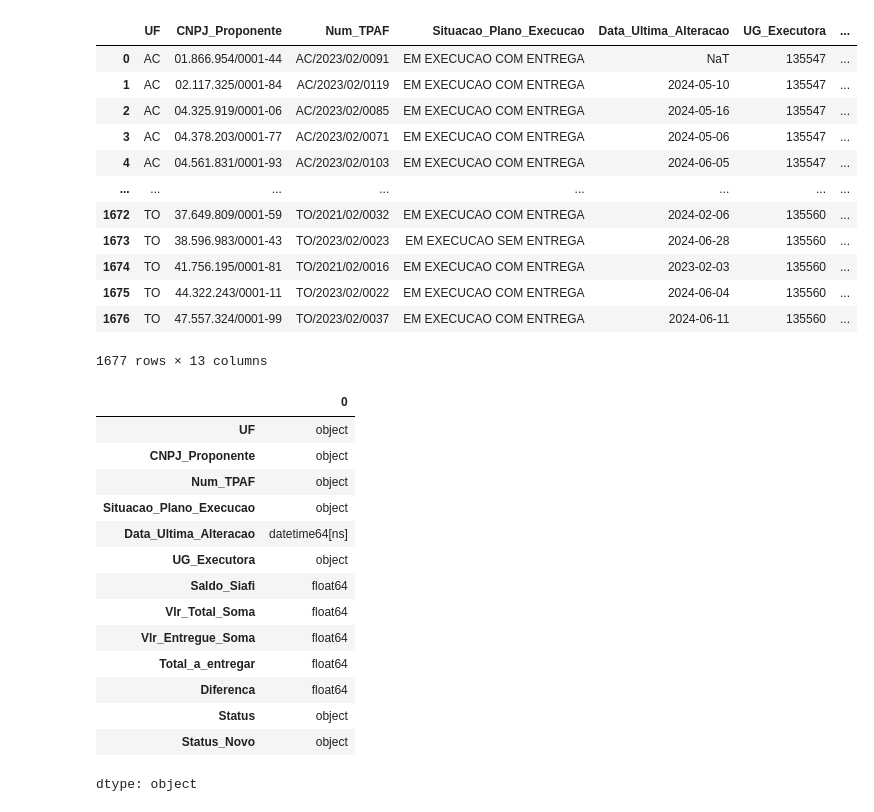
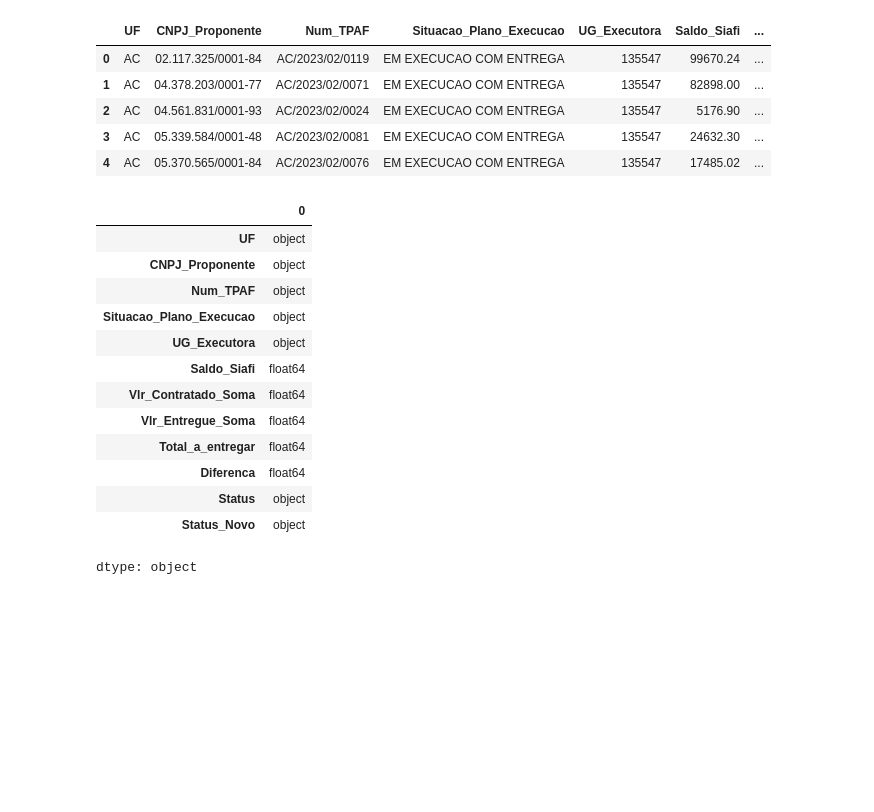
Before and after one commit to ragefo/Conta-113110900, a Jupyter notebook: Saldos_SIAFI_x_SIGPAA.ipynb, the cells around one changed output. Drawn from its saved outputs; the diff is of its cells as text; code cells hidden in the pictures; blank space fills up the shorter version.

```diff
--- a/Saldos_SIAFI_x_SIGPAA.ipynb
+++ b/Saldos_SIAFI_x_SIGPAA.ipynb
@@ -33,15 +32,5 @@ df_sigpaa = df_sigpaa[df_sigpaa['Situacao_Plano_Execucao'].str.contains('EXECUCA
 
 df_sigpaa.rename(columns={'UF_Proposta':'UF'}, inplace=True)
 
-df_sigpaa['Data_Ultima_Alteracao'] = pd.to_datetime(df_sigpaa['Data_Ultima_Alteracao'], errors='coerce')
-
-ultimo_dia_mes_anterior = (datetime.now().replace(day=1) - pd.Timedelta(days=1)).date()
-
-# Filtrando valores NaT e datas até o último dia do mês anterior
-filtro = (df_sigpaa['Data_Ultima_Alteracao'].isna()) | (df_sigpaa['Data_Ultima_Alteracao'] <= pd.to_datetime(ultimo_dia_mes_anterior))
-
-# Aplicando o filtro ao dataframe
-df_sigpaa_filtrado = df_sigpaa[filtro]
-
-df_sigpaa_filtrado
+df_sigpaa.head()
 # %% [output]
@@ -94,63 +69,54 @@ df_siafi
 # %%
 # Juntar as duas planilhas e já excluir as colunas repetidas ou que não serão relevantes
-df_principal = pd.merge(df_sigpaa_filtrado, df_siafi, on=['CNPJ_Proponente', 'UF'], how='inner')
+df_principal = pd.merge(df_sigpaa, df_siafi, on=['CNPJ_Proponente', 'UF'], how='inner')
 
 # Somar os valores de um mesmo CNPJ
-df_principal['Vlr_Total_Soma'] = df_principal.groupby(['CNPJ_Proponente'])['Vlr_Total'].transform('sum')
+df_principal['Vlr_Contratado_Soma'] = df_principal.groupby(['CNPJ_Proponente'])['Vlr_Contratado'].transform('sum')
 df_principal['Vlr_Entregue_Soma'] = df_principal.groupby(['CNPJ_Proponente'])['Vlr_Entregue'].transform('sum')
-df_principal['Total_a_entregar'] = df_principal.groupby(['CNPJ_Proponente'])['Saldo_a_Entregar'].transform('sum')
+df_principal['Total_a_entregar'] = df_principal.groupby(['CNPJ_Proponente'])['Vlr_Saldo'].transform('sum')
 
 # Excluir colunas não necessárias
-df_principal = df_principal.drop(columns = ['Entidade_CCor','Vlr_Entregue','Vlr_Total','Saldo_a_Entregar'])
+df_principal = df_principal.drop(columns = ['Entidade_CCor','Vlr_Entregue','Vlr_Contratado','Vlr_Saldo'])
 
 # Excluir as linhas duplicadas após a soma
 df_principal = df_principal.drop_duplicates(subset=['CNPJ_Proponente']).reset_index(drop=True)
 
 # Verifica se existe diferença entre o saldo do Siafi e do SIGPAA
 df_principal['Diferenca'] = df_principal['Saldo_Siafi'] - df_principal['Total_a_entregar']
 
 # Define as diferenças apresentadas
 df_principal['Status'] = np.where(df_principal['Diferenca'] > 0.01, 'Valor Siafi Maior',
                        np.where(df_principal['Diferenca'] < -0.01, 'Valor Siafi Menor', 'Sem diferença'))
 
-# Calculate 6% of 'Vlr_Total_Soma'
-df_principal['Limite_Diferenca'] = df_principal['Vlr_Total_Soma'] * 0.0586
+# Calculate 6% of 'Vlr_Contratado_Soma'
+df_principal['Limite_Diferenca'] = df_principal['Vlr_Contratado_Soma'] * 0.0586
 
 # Create the new column 'Status_Novo'
 df_principal['Status_Novo'] = np.where(abs(df_principal['Diferenca']) <= df_principal['Limite_Diferenca'], 'Sem diferença', 'Valor divergente')
 
 # Drop the auxiliary column 'Limite_Diferenca' if you don't need it anymore
 df_principal = df_principal.drop(columns=['Limite_Diferenca'])
 
 # Lista das colunas que você deseja formatar
-colunas_para_formatar = ['Saldo_Siafi', 'Total_a_entregar', 'Diferenca','Vlr_Entregue_Soma','Vlr_Total_Soma']
+colunas_para_formatar = ['Saldo_Siafi', 'Total_a_entregar', 'Diferenca','Vlr_Entregue_Soma','Vlr_Contratado_Soma']
 df_principal[colunas_para_formatar] = df_principal[colunas_para_formatar].astype(float)
 df_principal['UG_Executora'] = df_principal['UG_Executora'].astype(str)
 
 # Formatação das colunas para duas casas decimais
 df_principal[colunas_para_formatar] = df_principal[colunas_para_formatar].round(2)
 
 # Ordenas por UF e CNPJ
 df_principal = df_principal.sort_values(by=['UF', 'CNPJ_Proponente']).reset_index(drop=True)
 
-#df_principal['Data_Ultima_Alteracao'] = pd.to_datetime(df_principal['Data_Ultima_Alteracao'])
-
 # Exibindo o DataFrame resultante
-df_principal
+df_principal.head()
 # %% [output]
-|  | UF | CNPJ_Proponente | Num_TPAF | Situacao_Plano_Execucao | Data_Ultima_Alteracao | UG_Executora | ... |
-| 0 | AC | 01.866.954/0001-44 | AC/2023/02/0091 | EM EXECUCAO COM ENTREGA | NaT | 135547 | ... |
-| 1 | AC | 02.117.325/0001-84 | AC/2023/02/0119 | EM EXECUCAO COM ENTREGA | 2024-05-10 | 135547 | ... |
-| 2 | AC | 04.325.919/0001-06 | AC/2023/02/0085 | EM EXECUCAO COM ENTREGA | 2024-05-16 | 135547 | ... |
-| 3 | AC | 04.378.203/0001-77 | AC/2023/02/0071 | EM EXECUCAO COM ENTREGA | 2024-05-06 | 135547 | ... |
-| 4 | AC | 04.561.831/0001-93 | AC/2023/02/0103 | EM EXECUCAO COM ENTREGA | 2024-06-05 | 135547 | ... |
-| ... | ... | ... | ... | ... | ... | ... | ... |
-| 1672 | TO | 37.649.809/0001-59 | TO/2021/02/0032 | EM EXECUCAO COM ENTREGA | 2024-02-06 | 135560 | ... |
-| 1673 | TO | 38.596.983/0001-43 | TO/2023/02/0023 | EM EXECUCAO SEM ENTREGA | 2024-06-28 | 135560 | ... |
-| 1674 | TO | 41.756.195/0001-81 | TO/2021/02/0016 | EM EXECUCAO COM ENTREGA | 2023-02-03 | 135560 | ... |
-| 1675 | TO | 44.322.243/0001-11 | TO/2023/02/0022 | EM EXECUCAO COM ENTREGA | 2024-06-04 | 135560 | ... |
-| 1676 | TO | 47.557.324/0001-99 | TO/2023/02/0037 | EM EXECUCAO COM ENTREGA | 2024-06-11 | 135560 | ... |
+|  | UF | CNPJ_Proponente | Num_TPAF | Situacao_Plano_Execucao | UG_Executora | Saldo_Siafi | ... |
+| 0 | AC | 02.117.325/0001-84 | AC/2023/02/0119 | EM EXECUCAO COM ENTREGA | 135547 | 99670.24 | ... |
+| 1 | AC | 04.378.203/0001-77 | AC/2023/02/0071 | EM EXECUCAO COM ENTREGA | 135547 | 82898.00 | ... |
+| 2 | AC | 04.561.831/0001-93 | AC/2023/02/0024 | EM EXECUCAO COM ENTREGA | 135547 | 5176.90 | ... |
+| 3 | AC | 05.339.584/0001-48 | AC/2023/02/0081 | EM EXECUCAO COM ENTREGA | 135547 | 24632.30 | ... |
+| 4 | AC | 05.370.565/0001-84 | AC/2023/02/0076 | EM EXECUCAO COM ENTREGA | 135547 | 17485.02 | ... |
-1677 rows × 13 columns
 # %%
 df_principal.dtypes
 # %% [output]
@@ -159,10 +125,9 @@ df_principal.dtypes
 | CNPJ_Proponente | object |
 | Num_TPAF | object |
 | Situacao_Plano_Execucao | object |
-| Data_Ultima_Alteracao | datetime64[ns] |
 | UG_Executora | object |
 | Saldo_Siafi | float64 |
-| Vlr_Total_Soma | float64 |
+| Vlr_Contratado_Soma | float64 |
 | Vlr_Entregue_Soma | float64 |
 | Total_a_entregar | float64 |
 | Diferenca | float64 |
```
Also changed, not shown: parts of 4 cells of this notebook.
